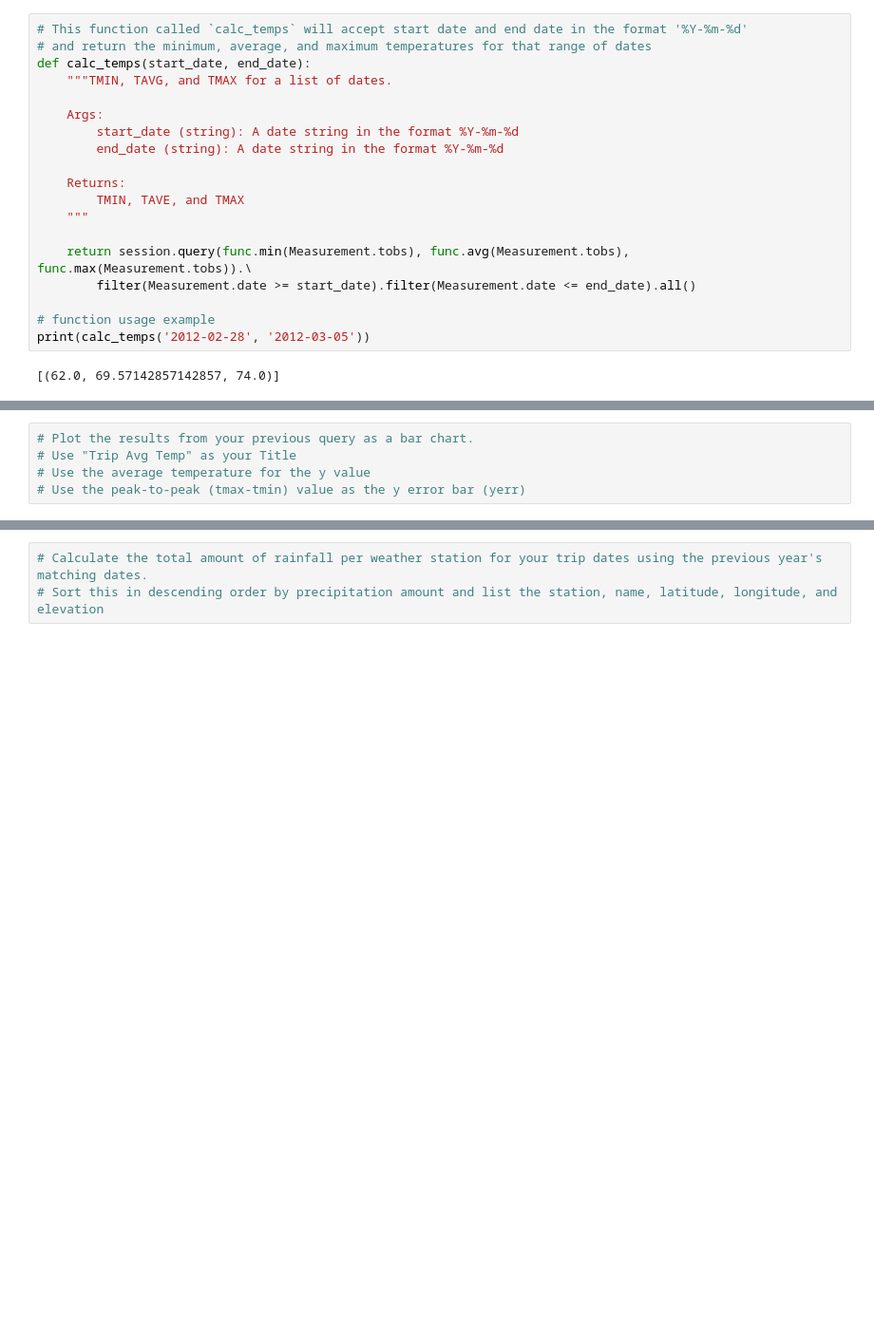
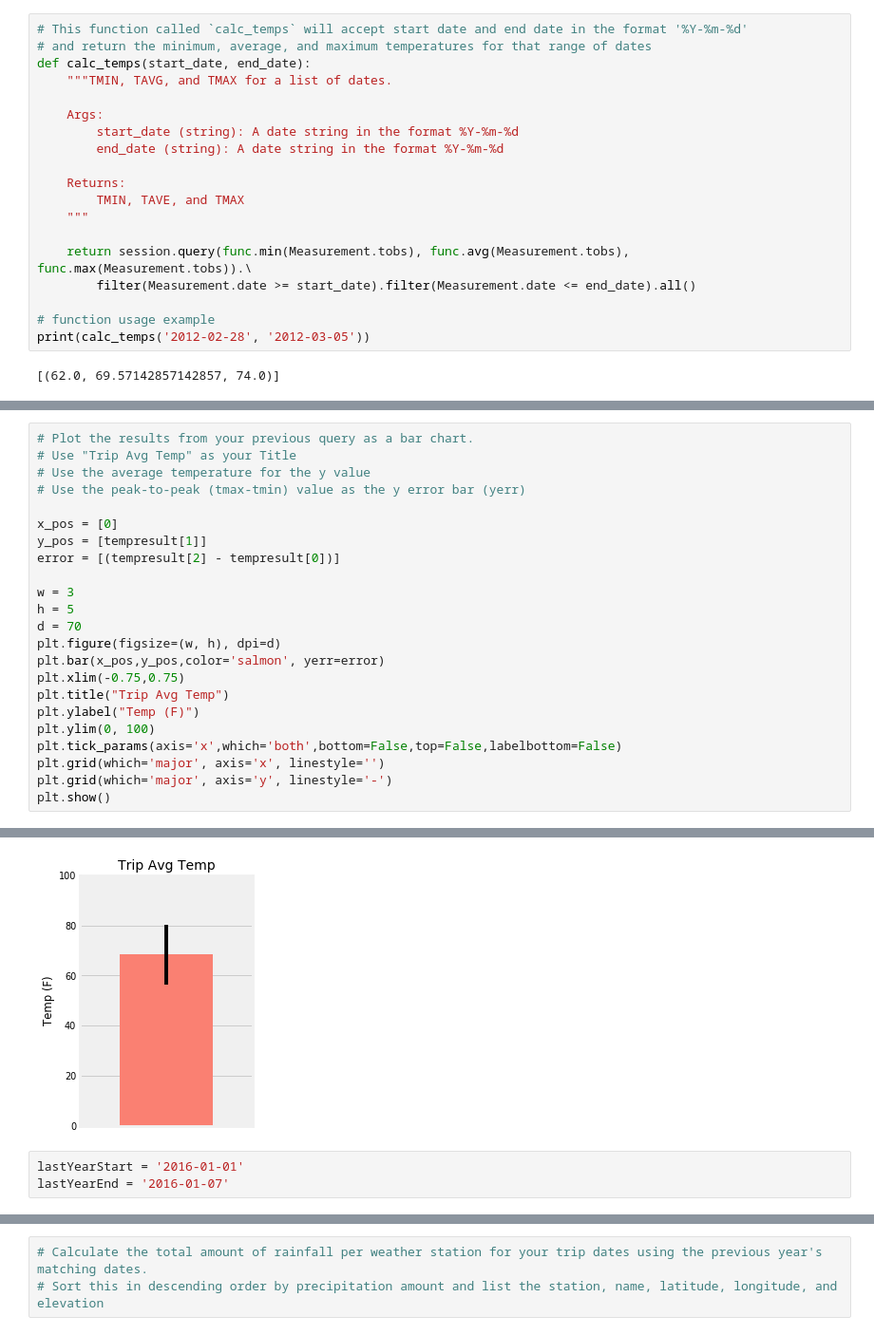
Before and after one commit to michaelglz/SQLAlchamy-Challenge, a Jupyter notebook: climate_starter.ipynb, the cells around one changed output, grey strips where cells are left out. Shown: that part at 95% size. Drawn from its saved outputs; the diff is of its cells as text; blank space fills up the shorter version.

```diff
--- a/climate_starter.ipynb
+++ b/climate_starter.ipynb
@@ -134,4 +167,22 @@ print(calc_temps('2012-02-28', '2012-03-05'))
 # Use "Trip Avg Temp" as your Title
 # Use the average temperature for the y value
 # Use the peak-to-peak (tmax-tmin) value as the y error bar (yerr)
+
+x_pos = [0]
+y_pos = [tempresult[1]]
+error = [(tempresult[2] - tempresult[0])]
+
+w = 3
+h = 5
+d = 70
+plt.figure(figsize=(w, h), dpi=d)
+plt.bar(x_pos,y_pos,color='salmon', yerr=error)
+plt.xlim(-0.75,0.75)
+plt.title("Trip Avg Temp")
+plt.ylabel("Temp (F)")
+plt.ylim(0, 100)
+plt.tick_params(axis='x',which='both',bottom=False,top=False,labelbottom=False)
+plt.grid(which='major', axis='x', linestyle='')
+plt.grid(which='major', axis='y', linestyle='-')
+plt.show()
 # %% [output]
@@ -139,0 +189,4 @@ print(calc_temps('2012-02-28', '2012-03-05'))
+[figure, added]
+# %%
+lastYearStart = '2016-01-01'
+lastYearEnd = '2016-01-07'
```
Also changed, not shown: parts of 10 cells of this notebook.
